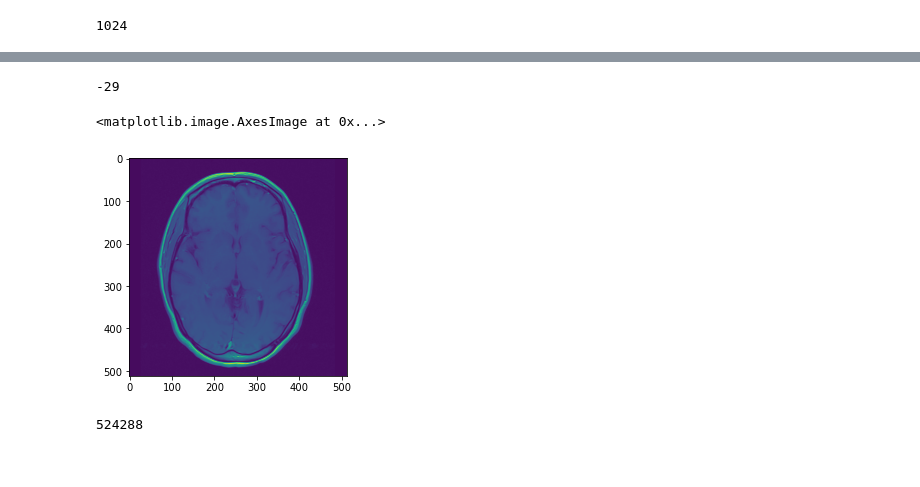
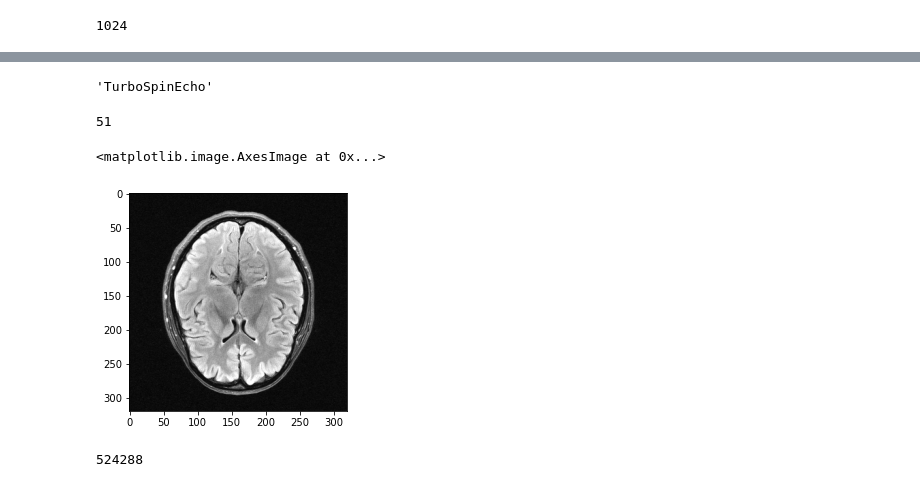
Before and after one commit to hansenms/fastmri-dicom, a Jupyter notebook: exploration.ipynb, the cells around one changed output, grey strips where cells are left out. Cells and saved outputs as stored; diff of their text form; code cells hidden in the pictures.

```diff
--- a/exploration.ipynb
+++ b/exploration.ipynb
@@ -39,16 +53,20 @@ b'<?xml version="1.0" encoding="utf-8"?>\n<ismrmrdHeader xmlns="http://www.ismrm
+# %%
+sequenceParameters['sequence_type']
+# %% [output]
+'TurboSpinEcho'
 # %%
-dcm = pydicom.dcmread('301.dcm')
+dcm = pydicom.dcmread('301_from_codify.dcm')
 # %%
 pixels = dcm.pixel_array
 # %%
 pixels.min()
 # %% [output]
--29
+51
 # %%
-plt.imshow(pixels)
+plt.imshow(pixels, cmap='gray')
 # %% [output]
 <matplotlib.image.AxesImage at 0x...>
-[figure, old version]
+[figure, new version]
 # %%
 # File meta info data elements
 file_meta = FileMetaDataset()
```
Also changed, not shown: parts of 9 cells of this notebook, 1 other file.
